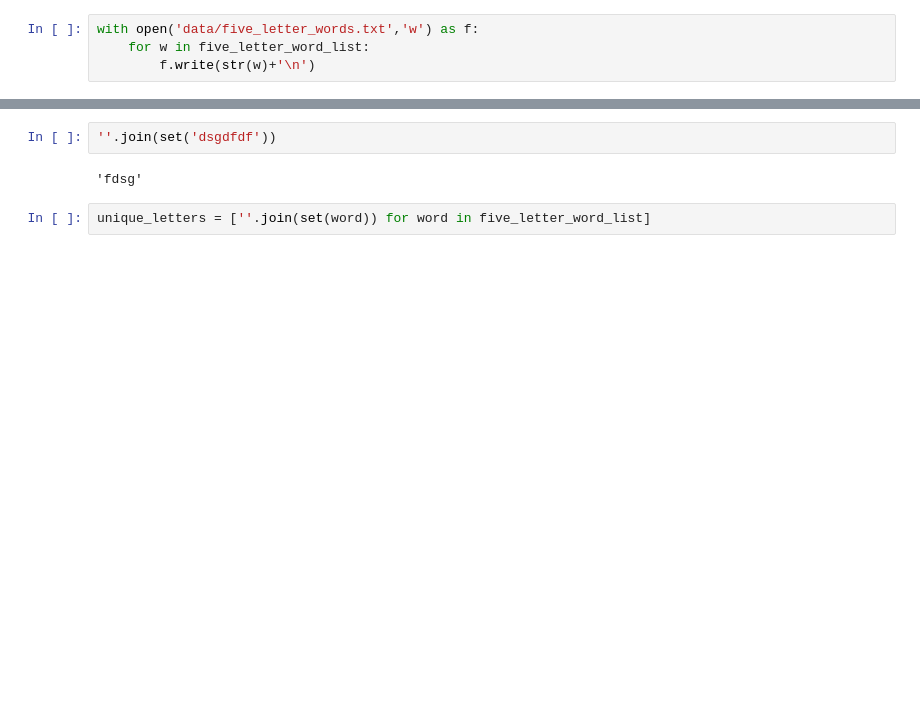
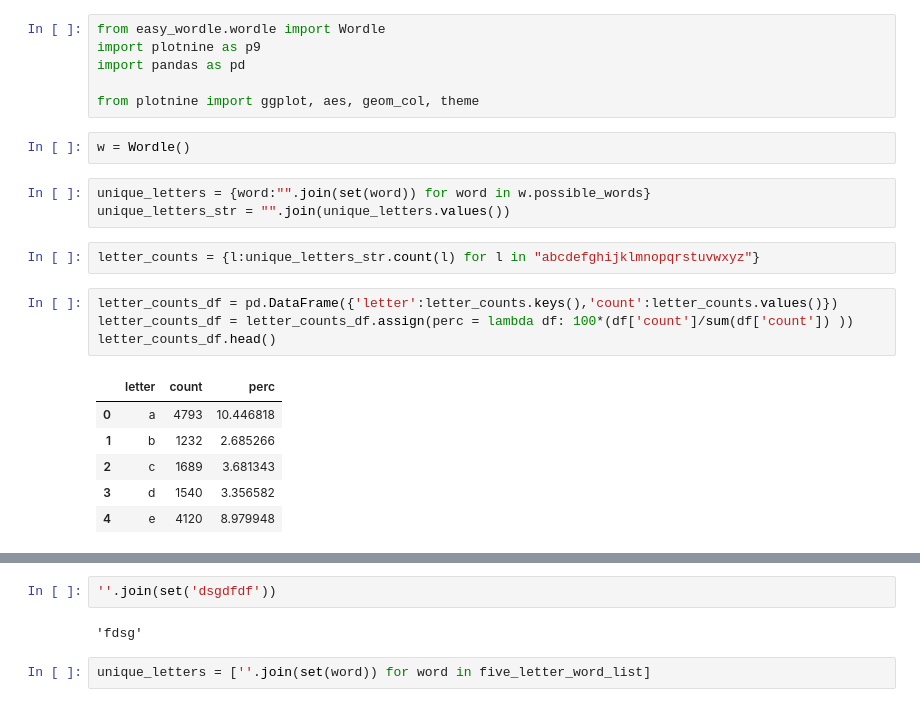
Before and after one commit to citrez/easy_wordle, a Jupyter notebook: explore.ipynb, the cells around one changed output, grey strips where cells are left out. Saved outputs shown, nothing was run; the diff lists cells and outputs as text; blank space fills up the shorter version.

```diff
--- a/explore.ipynb
+++ b/explore.ipynb
@@ -52,4 +1,24 @@ i
-# %%
-with open('data/five_letter_words.txt','w') as f:
-    for w in five_letter_word_list:
-        f.write(str(w)+'\n')
+# %%
+from easy_wordle.wordle import Wordle
+import plotnine as p9
+import pandas as pd
+
+from plotnine import ggplot, aes, geom_col, theme
+# %%
+w = Wordle()
+# %%
+unique_letters = {word:"".join(set(word)) for word in w.possible_words}
+unique_letters_str = "".join(unique_letters.values())
+# %%
+letter_counts = {l:unique_letters_str.count(l) for l in "abcdefghijklmnopqrstuvwxyz"}
+# %%
+letter_counts_df = pd.DataFrame({'letter':letter_counts.keys(),'count':letter_counts.values()})
+letter_counts_df = letter_counts_df.assign(perc = lambda df: 100*(df['count']/sum(df['count']) ))
+letter_counts_df.head()
+# %% [output]
+|  | letter | count | perc |
+| 0 | a | 4793 | 10.446818 |
+| 1 | b | 1232 | 2.685266 |
+| 2 | c | 1689 | 3.681343 |
+| 3 | d | 1540 | 3.356582 |
+| 4 | e | 4120 | 8.979948 |
```
Also changed, not shown: parts of 7 cells of this notebook, 1 other file.
